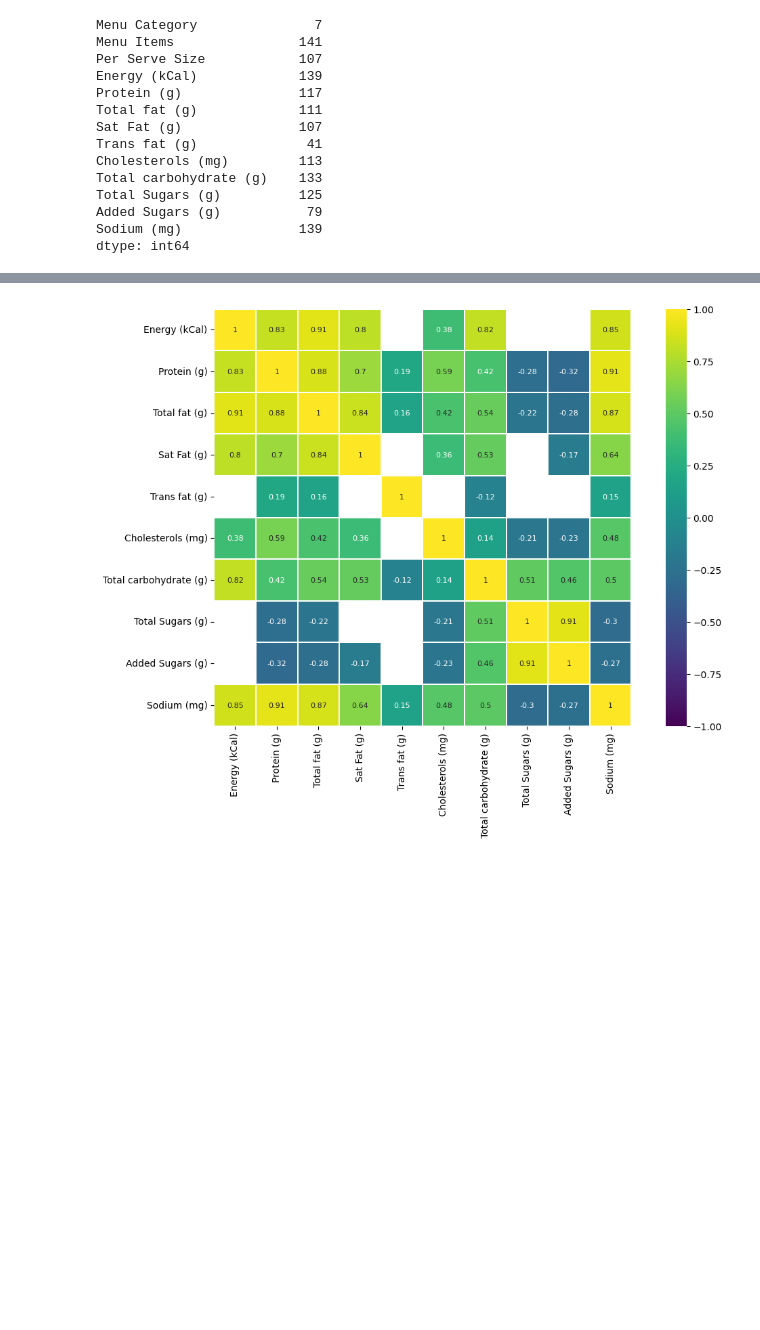
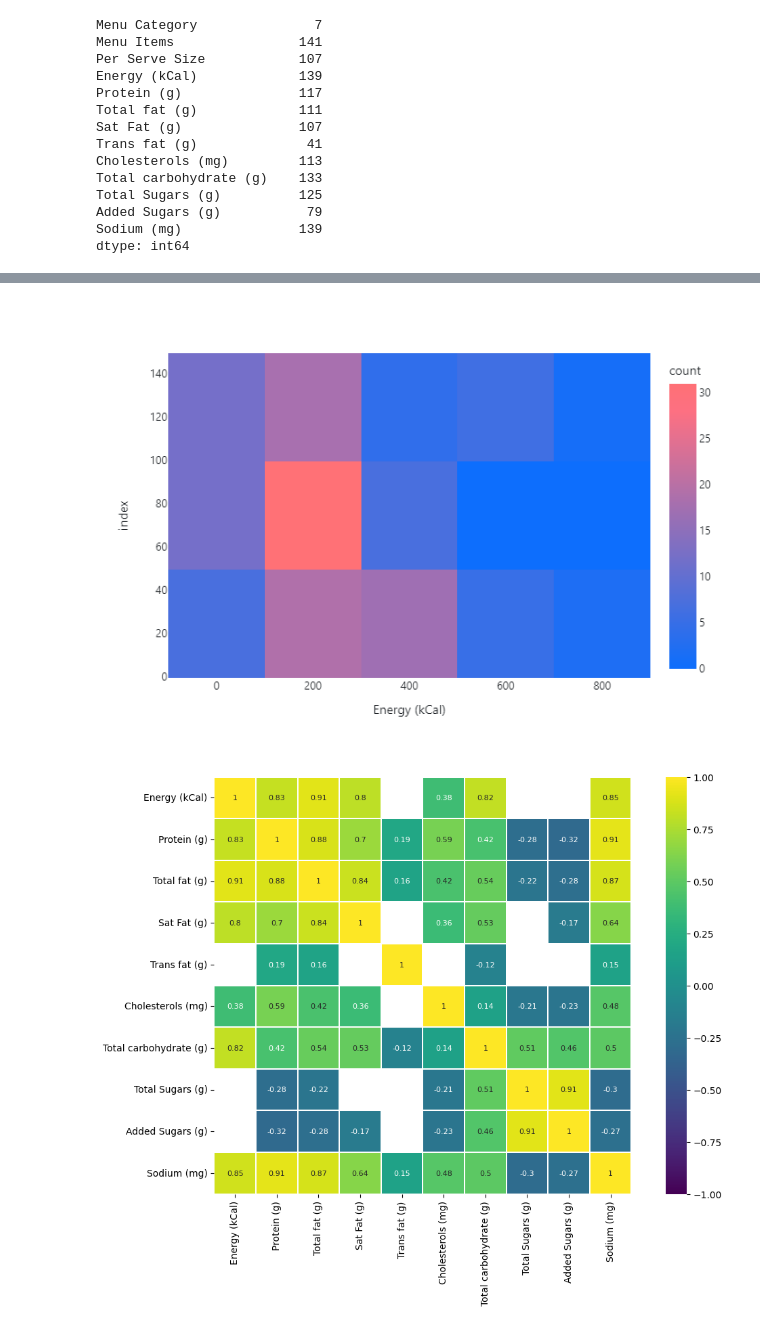
Before and after one commit to Lucianojr01/Analise_mac_donalt, a Jupyter notebook: Analise_Mac_india.ipynb, the cells around one changed output, grey strips where cells are left out. Drawn from its saved outputs; the diff is of its cells as text; code cells hidden in the pictures; blank space fills up the shorter version.

```diff
--- a/Analise_Mac_india.ipynb
+++ b/Analise_Mac_india.ipynb
@@ -78,7 +78,10 @@ tabela.describe(include='all')
 | 75% | NaN | NaN | NaN | 339.520000 | 10.880000 | 14.160000 | 7.280000 | ... |
 | max | NaN | NaN | NaN | 834.360000 | 39.470000 | 45.180000 | 20.460000 | ... |
 # %%
-px.density_heatmap(tabela, x="Energy (kCal)")
+fig = px.density_heatmap(tabela, x="Energy (kCal)")
+fig.show('png')
+# %% [output]
+[figure, added]
 # %%
 corr = tabela.drop(['Menu Category', 'Menu Items'], axis=1).corr() # examinando as correlaçoes
 plt.figure(figsize=(13, 8))
```
Also changed, not shown: parts of 3 cells of this notebook.
